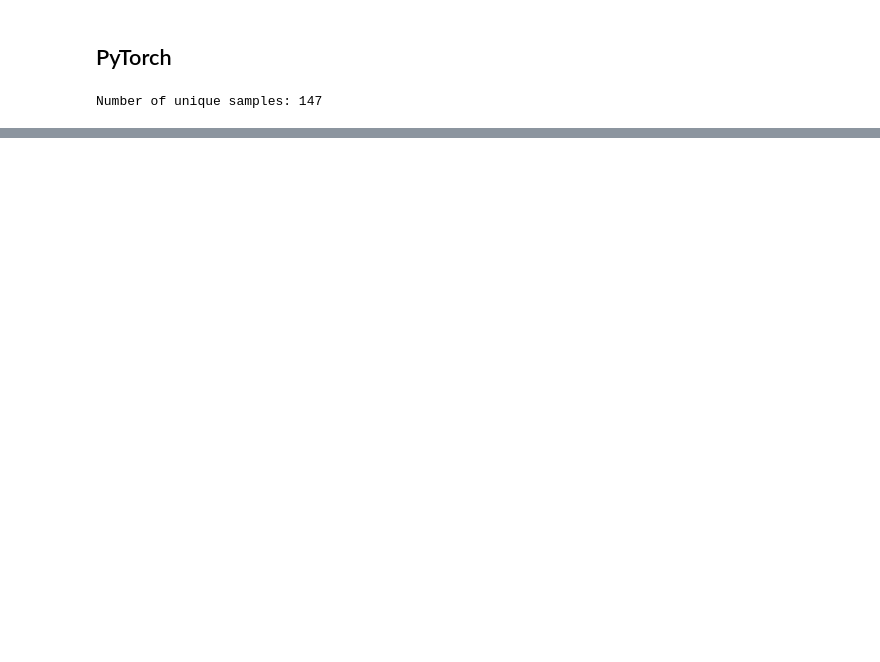
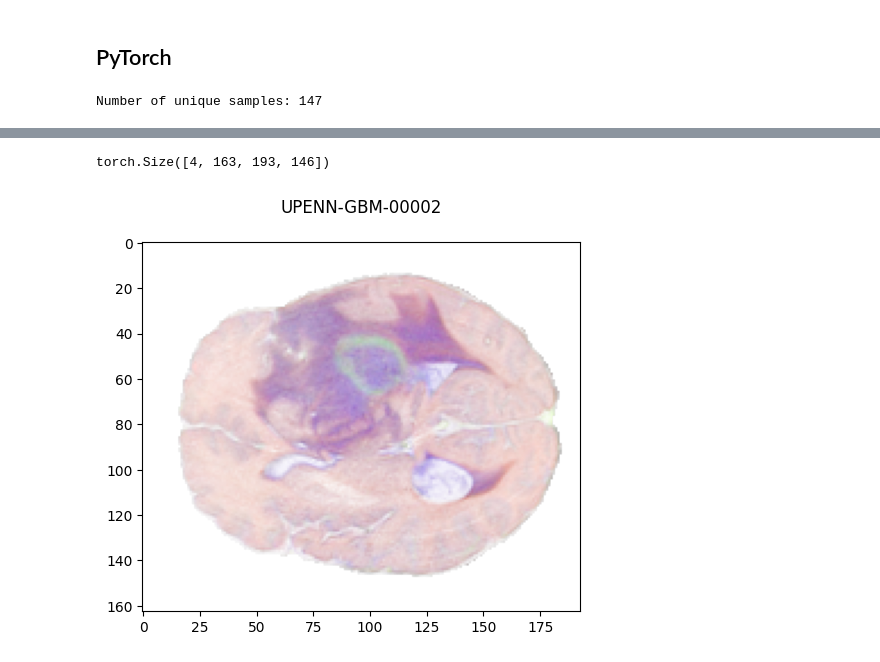
Before and after one commit to RiceD2KLab/BRAINNET, a Jupyter notebook: src/prototype_conv_autoencoder.ipynb, the cells around one changed output, grey strips where cells are left out. Saved outputs shown, nothing was run; the diff lists cells and outputs as text; code cells hidden in the pictures; blank space fills up the shorter version.

Commit message:
refactors to PyTorch and to use custom utils in make_autoencoder_dataset.py; Tests AutoencoderMRIDataset

```diff
--- a/src/prototype_conv_autoencoder.ipynb
+++ b/src/prototype_conv_autoencoder.ipynb
@@ -324,5 +68,6 @@ Number of unique samples: 147
 # create a custom data set for use with PyTorch DataLoader
 custom_ae_mri_data = AutoencoderMRIDataset(
     data_dir=IMG_REDUCED_DIR,
-    data_list_fn=os.path.join(IMG_REDUCED_DIR, "data_list.txt")
+    data_list_fn=os.path.join(IMG_REDUCED_DIR, "data_list.txt"),
+    transforms=transforms.Compose([ToTensor()])
 )
@@ -329,2 +94,14 @@ custom_ae_mri_data = AutoencoderMRIDataset(
+# %%
+# confirm the shape of the tensor, expect CHWZ
+custom_ae_mri_data[0]['vol'].shape
+# %% [output]
+torch.Size([4, 163, 193, 146])
+# %%
+# display the first image
+plt.imshow(custom_ae_mri_data[0]['vol'].numpy().transpose((1, 2, 3, 0))[:, :, 73, :])
+with open(os.path.join(IMG_REDUCED_DIR, "data_list.txt"), 'r') as file:
+    plt.title(file.readline());
+# %% [output]
+[figure, added]
 # %%
 # set up data loader
```
Also changed, not shown: parts of 38 cells of this notebook.
